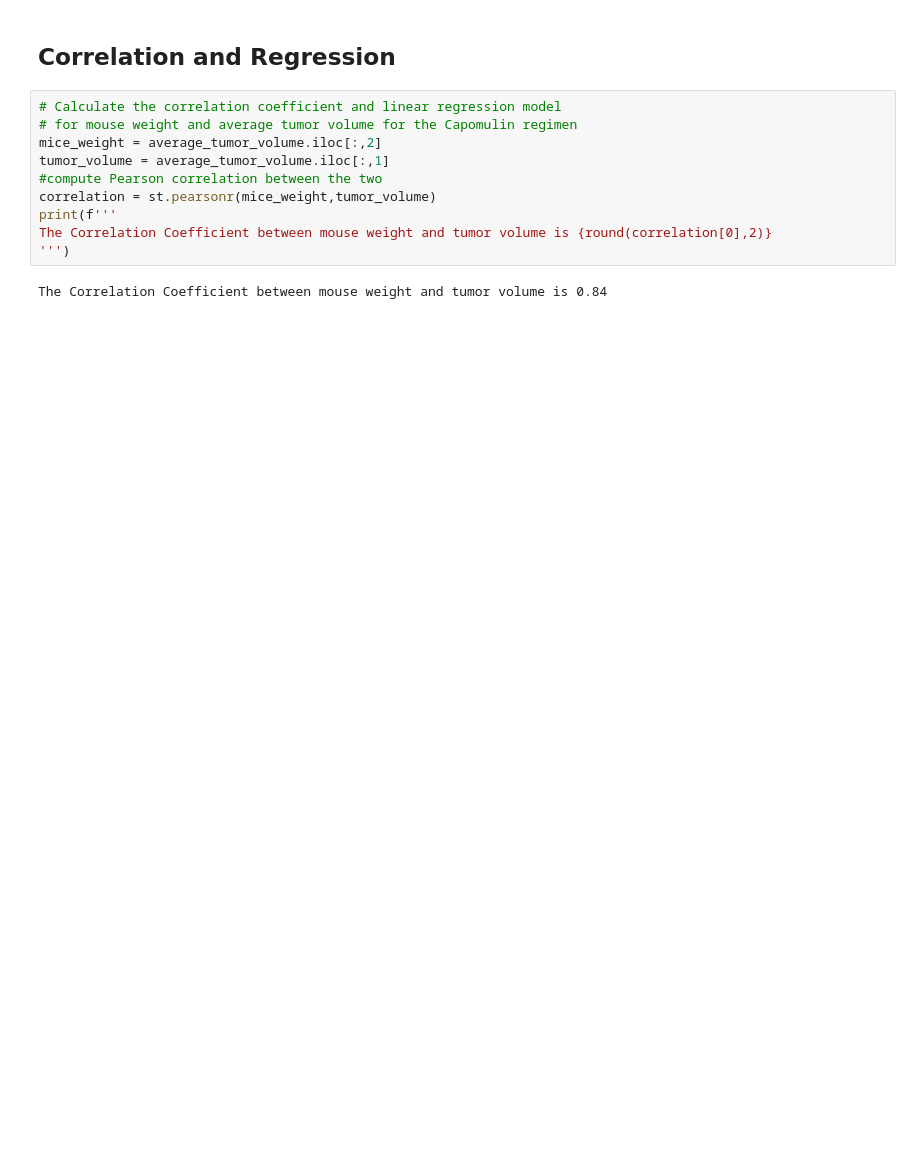
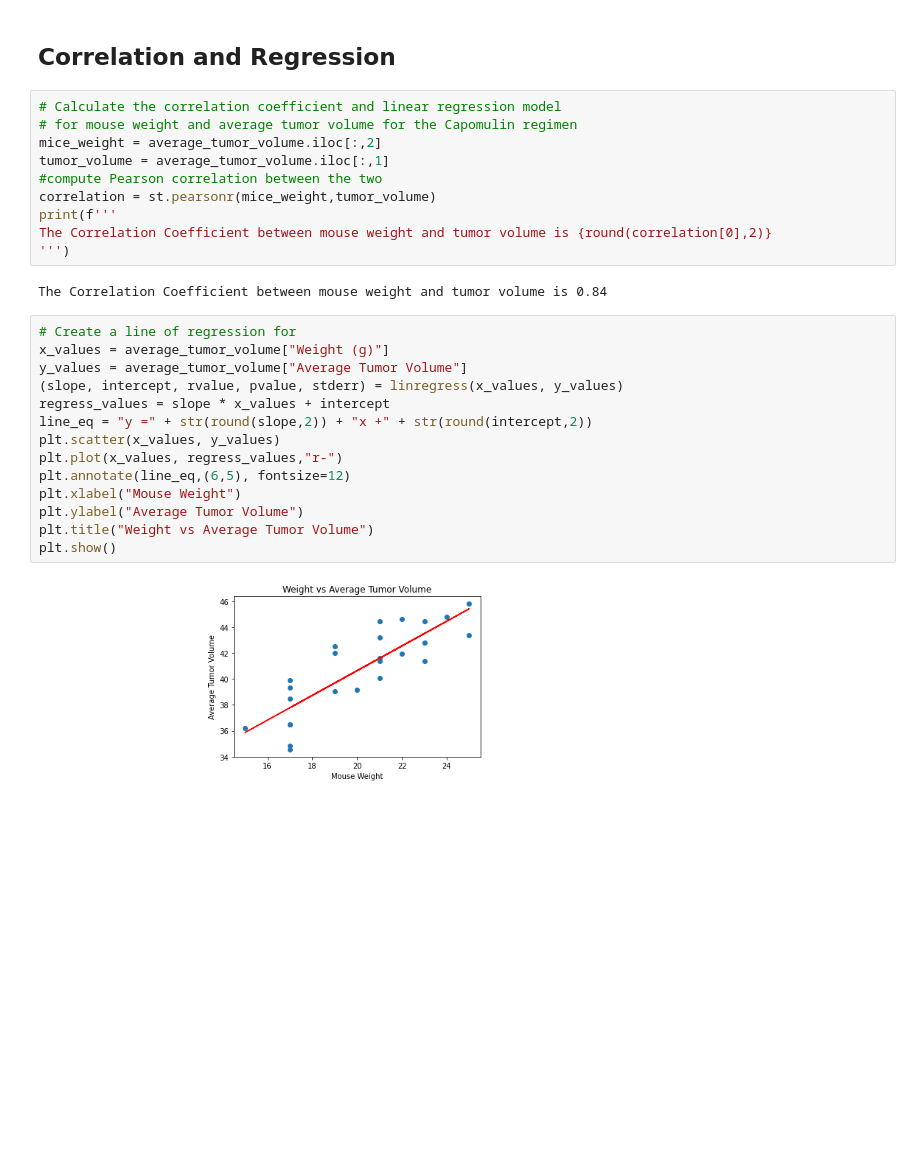
Before and after one commit to todd-tuchek/matplotlib-challenge, a Jupyter notebook: Pymaceuticals/pymaceuticals_starter.ipynb, the cells around one changed output. Cells and saved outputs as stored; diff of their text form; blank space fills up the shorter version.

```diff
--- a/Pymaceuticals/pymaceuticals_starter.ipynb
+++ b/Pymaceuticals/pymaceuticals_starter.ipynb
@@ -363,3 +371,19 @@ The Correlation Coefficient between mouse weight and tumor volume is {round(corr
 ''')
 # %% [output]
 The Correlation Coefficient between mouse weight and tumor volume is 0.84
+# %%
+# Create a line of regression for
+x_values = average_tumor_volume["Weight (g)"]
+y_values = average_tumor_volume["Average Tumor Volume"]
+(slope, intercept, rvalue, pvalue, stderr) = linregress(x_values, y_values)
+regress_values = slope * x_values + intercept
+line_eq = "y =" + str(round(slope,2)) + "x +" + str(round(intercept,2))
+plt.scatter(x_values, y_values)
+plt.plot(x_values, regress_values,"r-")
+plt.annotate(line_eq,(6,5), fontsize=12)
+plt.xlabel("Mouse Weight")
+plt.ylabel("Average Tumor Volume")
+plt.title("Weight vs Average Tumor Volume")
+plt.show()
+# %% [output]
+[figure, added]
```
Also changed, not shown: parts of 6 cells of this notebook.
